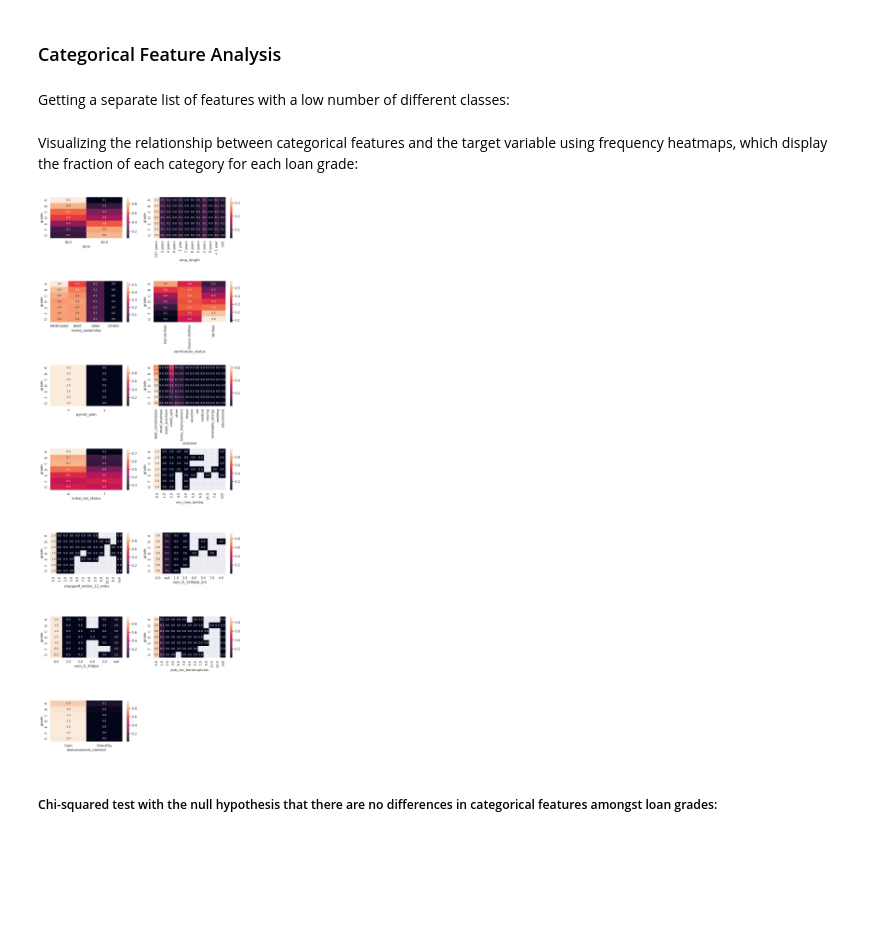
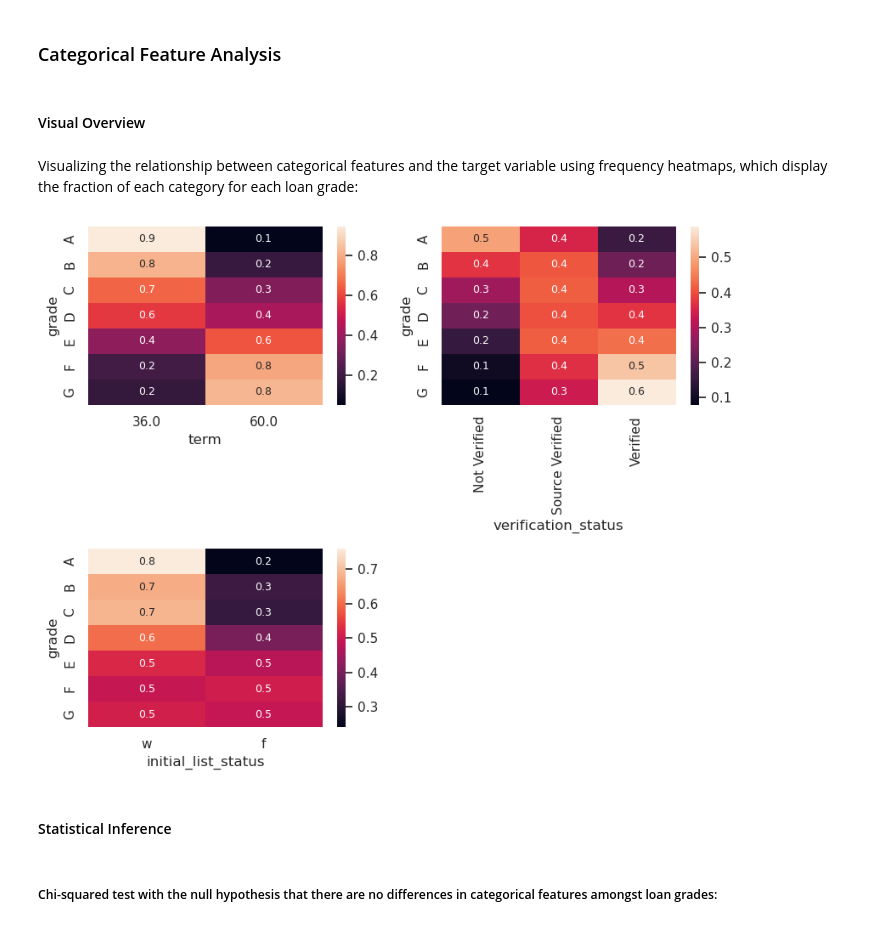
Before and after one commit to gediminas-skvarnavicius/lending-club, a Jupyter notebook: EDA.ipynb, the cells around one changed output. Drawn from its saved outputs; the diff is of its cells as text; code cells hidden in the pictures; blank space fills up the shorter version.

```diff
--- a/EDA.ipynb
+++ b/EDA.ipynb
@@ -396,10 +406,10 @@ data_full=data_full.with_columns(pl.col("Application Date").dt.month().alias('mo
 # %%
 fig_ar_catbars, ax_ar_catbars = plt.subplots(
-    5, 1, figsize=(BASE_FIG_SIZE[0], BASE_FIG_SIZE[1]*4)
+    4, 1, figsize=(BASE_FIG_SIZE[0], BASE_FIG_SIZE[1] * 3)
 )
 ax_ar_catbars = ax_ar_catbars.flatten()
 ax_ar_catbars_b = ax_ar_catbars.copy()
-for i, col in enumerate(cat_features_ar):
+for i, col in enumerate([col for col in cat_features_ar if col != "Zip Code"]):
     ax_ar_catbars_b[i] = ax_ar_catbars[i].twinx()
     pf.plot_grouped_bars(
         pf.aggregate_by_column(
@@ -414,7 +424,7 @@ for i, col in enumerate(cat_features_ar):
         col1="Application Count",
         col2="Accepted Percentage",
         x_label_args={"rotation": 90},
-        legend_args={"loc": "upper right"},
+        legend_args={"loc": "lower right"},
         top_vals=12,
         axes=(ax_ar_catbars[i], ax_ar_catbars_b[i]),
     )
@@ -771,15 +816,0 @@ plt.show()
-# %%
-fig_single_boxes_jt, ax_single_boxes_jt = plt.subplots(
-    2, 2, figsize=(BASE_FIG_SIZE[0], BASE_FIG_SIZE[1] * 1.5)
-)
-ax_single_boxes_jt = ax_single_boxes_jt.flatten()
-for i, feature in enumerate([i for i in num_features_joint if i not in num_features_single]):
-    sns.boxplot(
-        x=data_accepted_joint.select([feature,'grade']).drop_nulls()['grade'].to_numpy(),
-        y=data_accepted_joint.select([feature,'grade']).drop_nulls()[feature].to_numpy(),
-        ax=ax_single_boxes_jt[i],
-    )
-    ax_single_boxes_jt[i].set_title(feature)
-    ax_single_boxes_jt[i].set_yscale("log")
-    plt.tight_layout()
-plt.show()
@@ -788,10 +819,12 @@ plt.show()
 # %% [markdown]
 ##### The Kruskal-Wallis test for each feature with the null hypothesis that there is no difference in each feature among various loan grade populations:
 # %%
-kruskals_single={}
+kruskals_single = {}
 for feature in num_features_single:
-    kruskals_single[feature]=st.kruskal_polars(data_accepted_single,'grade',feature,alpha=ALPHA)
-    display(Markdown(kruskals_single[feature]['message']))
+    kruskals_single[feature] = st.kruskal_polars(
+        data_accepted_single, "grade", feature, alpha=ALPHA
+    )
+    display(Markdown(kruskals_single[feature]["message"]))
 # %% [output]
 Reject the null hypothesis: There are significant differences in 'loan_amnt' between groups in 'grade'.
 Reject the null hypothesis: There are significant differences in 'funded_amnt' between groups in 'grade'.
@@ -809,8 +842,10 @@ Reject the null hypothesis: There are significant differences in 'total_rev_hi_l
 # %% [markdown]
 ##### The Kruskal-Wallis test for each feature with the null hypothesis that there is no difference in each joint application feature among various loan grade populations:
 # %%
-kruskals_joint={}
-for feature in cat_features_joint:
-    kruskals_joint[feature]=st.kruskal_polars(data_accepted_joint,'grade',feature,alpha=ALPHA)
-    display(Markdown(kruskals_joint[feature]['message']))
+kruskals_joint = {}
+for feature in num_features_joint:
+    kruskals_joint[feature] = st.kruskal_polars(
+        data_accepted_joint, "grade", feature, alpha=ALPHA
+    )
+    display(Markdown(kruskals_joint[feature]["message"]))
 # %% [output]
@@ -911,5 +958,3 @@ shape: (19, 2)
 No joint application features were dropped based on VIF analysis.
 # %% [markdown]
 ### Categorical Feature Analysis
-# %% [markdown]
-Getting a separate list of features with a low number of different classes:
@@ -922,25 +961,30 @@ cat_features_single_low.remove('grade')
+# %% [markdown]
+#### Visual Overview
 # %% [markdown]
 Visualizing the relationship between categorical features and the target variable using frequency heatmaps, which display the fraction of each category for each loan grade:
 # %%
+interesting_features_cat=['term','verification_status','initial_list_status']
 fig_cats, ax_cats = plt.subplots(
-    7, 2, figsize=(BASE_FIG_SIZE[0] * 1.2, BASE_FIG_SIZE[1] * 6)
+    2, 2, figsize=(BASE_FIG_SIZE[0], BASE_FIG_SIZE[1] * 1.5)
 )
 ax_cats = ax_cats.flatten()
-for i, feature in enumerate(cat_features_single_low):
+for i, feature in enumerate(interesting_features_cat):
     pf.create_heatmap(
         data_accepted_single,
         "grade",
         feature,
         ax=ax_cats[i],
         annot=True,
         fmt=".1f",
         annot_kws={"fontsize": 9},
     )
 plt.delaxes(ax_cats[-1])
 plt.tight_layout()
 plt.show()
 # %% [output]
-[figure, old version]
+[figure, new version]
+# %% [markdown]
+#### Statistical Inference
 # %% [markdown]
 ##### Chi-squared test with the null hypothesis that there are no differences in categorical features amongst loan grades:
 # %%
```
Also changed, not shown: parts of 70 cells of this notebook, 2 other files.
